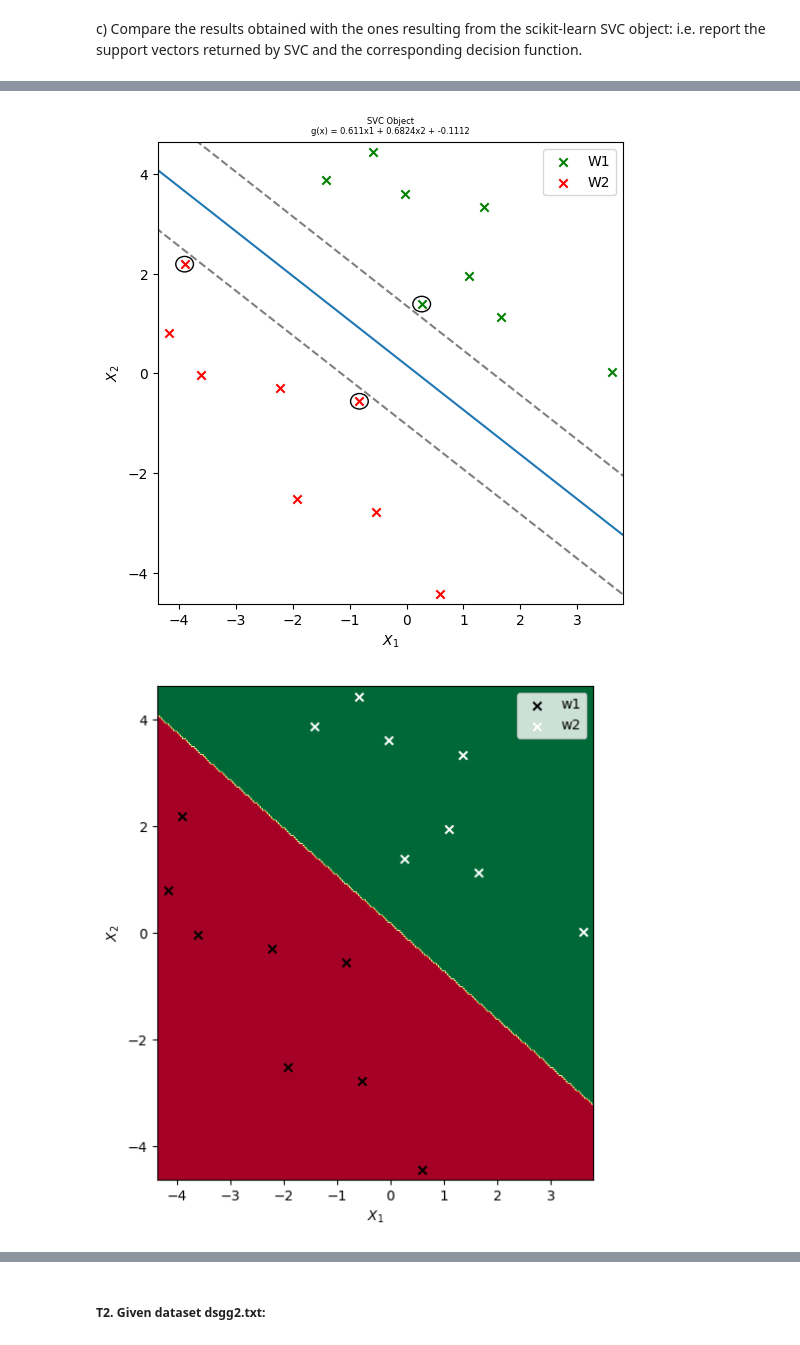
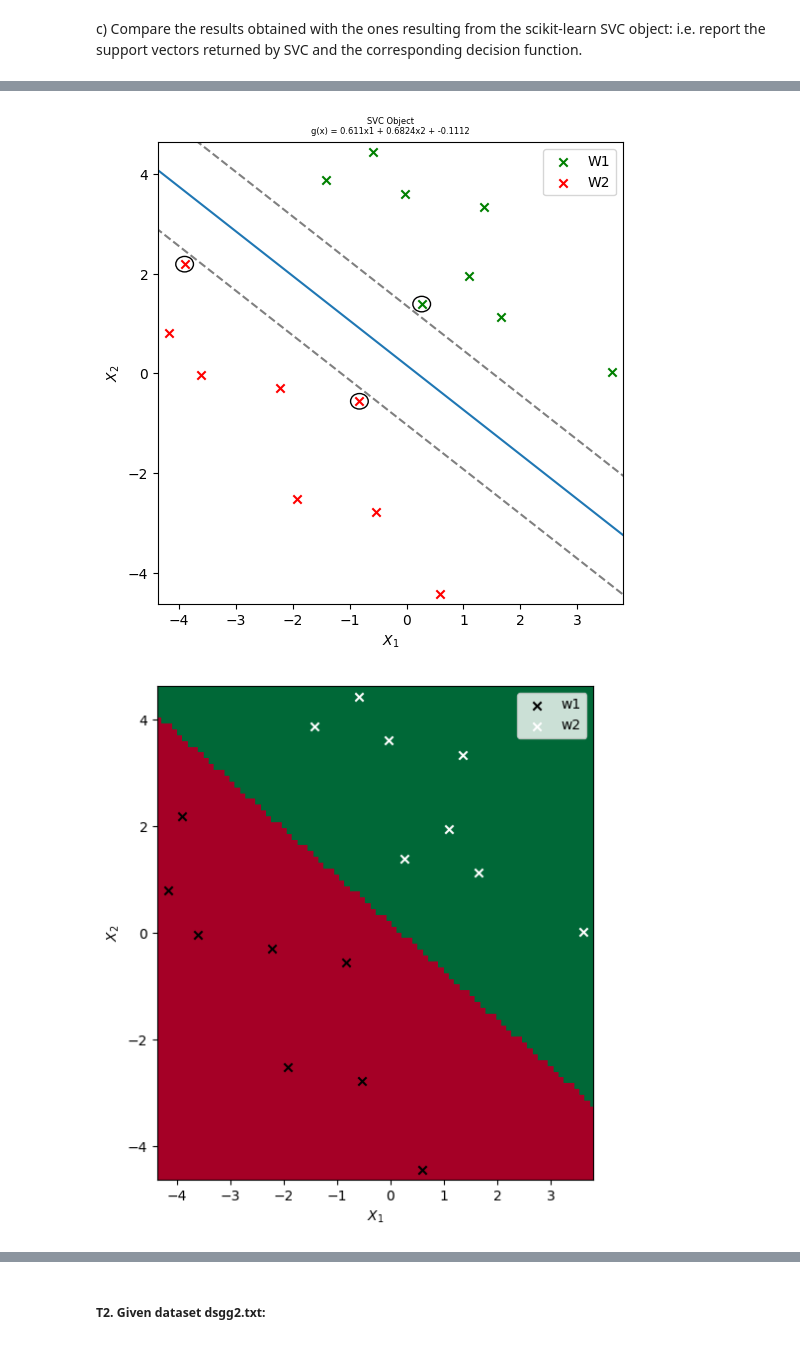
Before and after one commit to pedromartip/Instance-based-learning, a Jupyter notebook: NewHandout3.ipynb, the cells around one changed output, grey strips where cells are left out. Cells and saved outputs as stored; diff of their text form; code cells hidden in the pictures.

```diff
--- a/NewHandout3.ipynb
+++ b/NewHandout3.ipynb
@@ -110,6 +110,20 @@ class modelSickit:
         else:
             value = [1]
         return value
+
+
+def calculate_phi(X):
+    n, m = np.array(X).shape
+    X_phi = []
+    for x in X:
+        x_phi = []
+        x_phi.append(x[0]*x[1])
+        x_phi.append((x[0]**2)+(x[1]**2))
+        X_phi.append(x_phi)
+
+    X_phi = np.array(X_phi)
+    X_phi = X_phi.reshape(n,m)
+    return X_phi
 # %%
 #Plot Functions
 def plot_data(X,y):
@@ -181,14 +195,15 @@ def plot_decision_func(X, y, sv, w, w0, plot_title:str = 'Plot', function_type:s
     #plt.legend()
     #plt.show()
 
-def plot_classification_map(X, y, model):
+
+def plot_classification_map(X, y, model, precomputed = False):
 
     '''Classification map'''
     #Code used from teacher in previous handout
     x1lim = [X[:, 0].min(), X[:, 0].max()]
     x2lim = [X[:, 1].min(), X[:, 1].max()]
 
-    npts = 300
+    npts = 100
     x1s = np.linspace(x1lim[0]-1, x1lim[1]+1, npts)
     x2s = np.linspace(x2lim[0]-1, x2lim[1]+1, npts)
 
@@ -198,6 +213,10 @@ def plot_classification_map(X, y, model):
     for k1, x1 in enumerate(x1s):
         for k2, x2 in enumerate(x2s):
             x = np.array([x1, x2])
+            if precomputed:
+                x = calculate_phi([x])
+                X_trans = calculate_phi(X)
+                x = np.dot(x[0], X_trans.T)
             prediction = model.predict([x]) # For fix the deprecation error
             m[k1, k2] = prediction[0]
 
@@ -301,41 +320,41 @@ c)	Compare the results obtained with the ones resulting from the scikit-learn SV
 5. classification map
 '''
 y = np.squeeze(y)
 
-svm_sickit = svm.SVC(C = 1e16, kernel = 'linear')
-svm_sickit.fit(X, y)
+svm_precomputed = svm.SVC(C = 1e16, kernel = 'linear')
+svm_precomputed.fit(X, y)
 
-sv = svm_sickit.support_vectors_
-w = svm_sickit.coef_.flatten()
-w0 = svm_sickit.intercept_
-lm = svm_sickit.dual_coef_.flatten()
+sv = svm_precomputed.support_vectors_
+w = svm_precomputed.coef_.flatten()
+w0 = svm_precomputed.intercept_
+lm = svm_precomputed.dual_coef_.flatten()
 
 print(f"Support Vectors:\n {sv}")
 print(f'\ng(x) = {w[0].round(5)}x1 + {w[1].round(5)}x2 + {w0[0].round(5)}')
 
 title = f'SVC Object\ng(x) = {w[0].round(4)}x1 + {w[1].round(4)}x2 + {w0[0].round(4)}'
 plot_decision_func(X,y,sv,w,w0,title, show_lines=True)
-plot_classification_map(X,oy,svm_sickit)
+plot_classification_map(X,oy,svm_precomputed)
 
 #Comparation between both models
 print("                                 MODEL COMPARATION                                ")
 print("----------------------------------------------------------------------------------")
 print("                SQP Model               |                SVC Model                ")
 print("                                 Support Vectors                                  ")
 print(f"       {sv_sqp[0]}        |          {sv[0]}         ")
 print(f"       {sv_sqp[1]}        |          {sv[1]}         ")
 print(f"        {sv_sqp[2]}         |           {sv[2]}      ")
 print("                               Decision function                 ")
 print(f'g(x) = {w_sqp[0].round(5)}x1 + {w_sqp[1].round(5)}x2 + {w0_sqp[0].round(5)} | g(x) = {w[0].round(5)}x1 + {w[1].round(5)}x2 + {w0[0].round(5)}')
 # %% [output]
 Support Vectors:
  [[-0.82782933 -0.56098003]
  [-3.89957879  2.18935727]
  [ 0.2668493   1.38880936]]
 
 g(x) = 0.61098x1 + 0.68238x2 + -0.11119
 [figure]
-[figure, old version]
+[figure, new version]
                                  MODEL COMPARATION
 ----------------------------------------------------------------------------------
                 SQP Model               |                SVC Model
```
Also changed, not shown: parts of 12 cells of this notebook.
